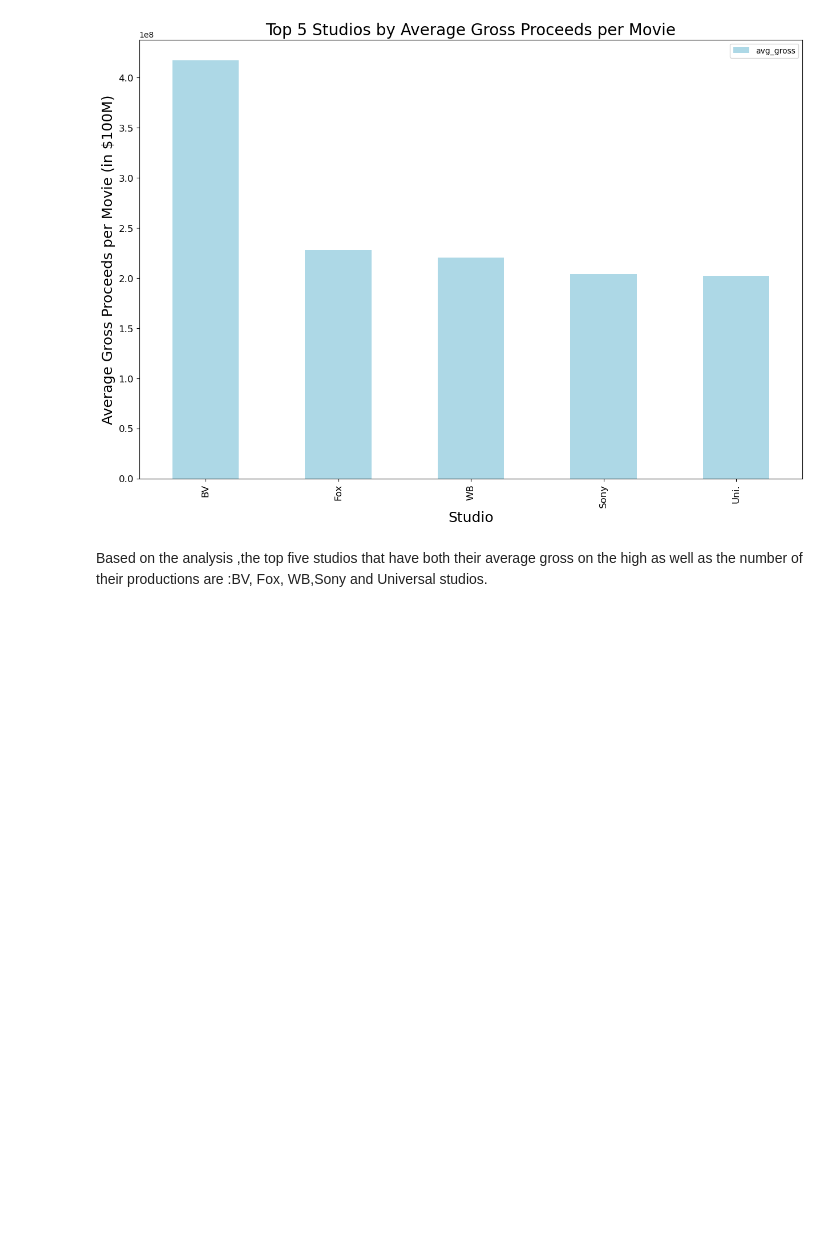
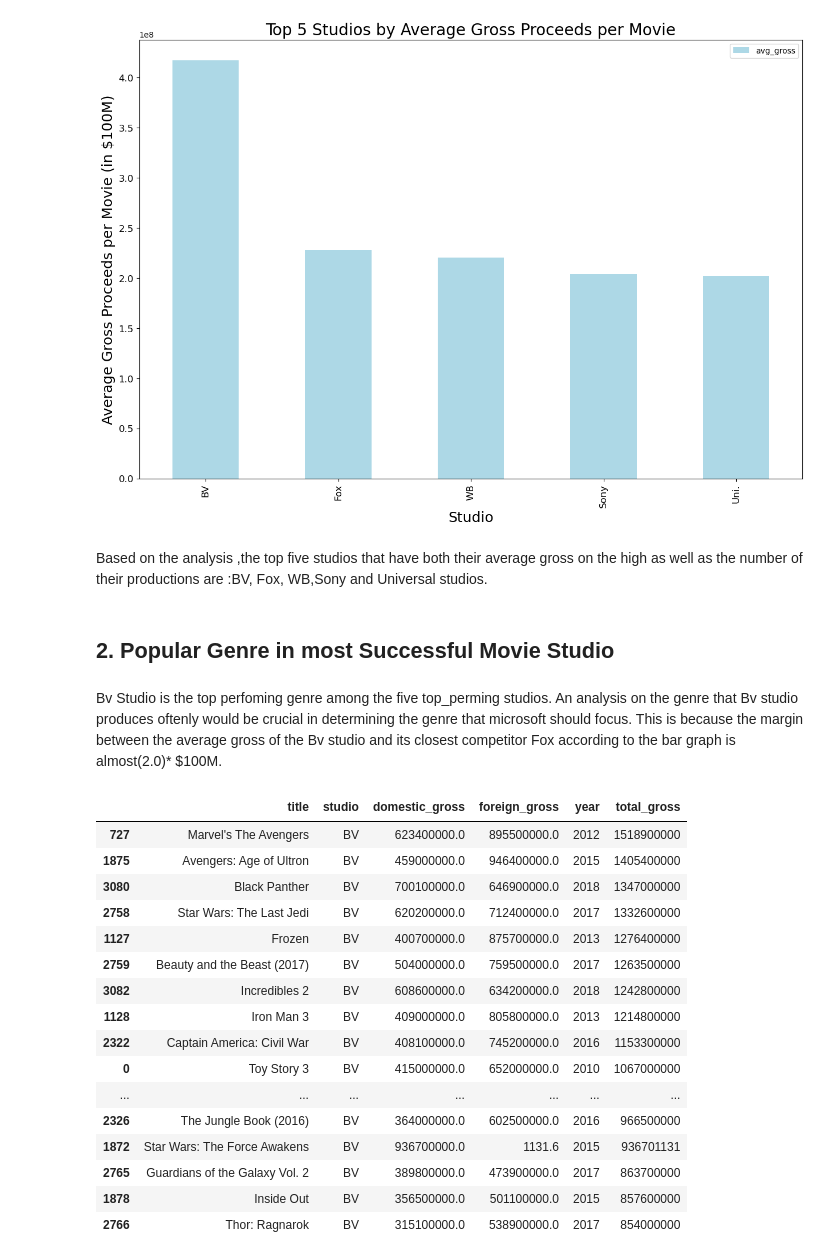
Before and after one commit to sophline/MICROSOFT-MOVIE-STUDIO-PROJECT, a Jupyter notebook: student.ipynb, the cells around one changed output. Drawn from its saved outputs; the diff is of its cells as text; code cells hidden in the pictures; blank space fills up the shorter version.

```diff
--- a/student.ipynb
+++ b/student.ipynb
@@ -311,3 +316,31 @@ The most financially successful studio is BV, followed by Fox, WB, Sony, and Uni
 [figure]
 # %% [markdown]
 Based on the analysis ,the top five studios that have both their average gross on  the high as well as the number of their productions are :BV, Fox, WB,Sony and Universal studios.
+# %% [markdown]
+## 2. Popular Genre in most Successful Movie Studio
+# %% [markdown]
+Bv Studio is the top perfoming genre among the five top_perming studios.
+An analysis on the genre that Bv studio produces oftenly would be crucial in determining the genre that microsoft should focus.
+This is because the margin between the average gross of the Bv studio and its closest competitor Fox according to the bar graph is almost(2.0)* $100M.
+# %%
+# Create a dataframe of movies produced by BV studios, sorted by total_gross in descending order
+bv_movies=gross_data[gross_data['studio']=='BV'].sort_values('total_gross', ascending=False)
+bv_movies.head(20)
+# %% [output]
+|  | title | studio | domestic_gross | foreign_gross | year | total_gross |
+| 727 | Marvel's The Avengers | BV | 623400000.0 | 895500000.0 | 2012 | 1518900000 |
+| 1875 | Avengers: Age of Ultron | BV | 459000000.0 | 946400000.0 | 2015 | 1405400000 |
+| 3080 | Black Panther | BV | 700100000.0 | 646900000.0 | 2018 | 1347000000 |
+| 2758 | Star Wars: The Last Jedi | BV | 620200000.0 | 712400000.0 | 2017 | 1332600000 |
+| 1127 | Frozen | BV | 400700000.0 | 875700000.0 | 2013 | 1276400000 |
+| 2759 | Beauty and the Beast (2017) | BV | 504000000.0 | 759500000.0 | 2017 | 1263500000 |
+| 3082 | Incredibles 2 | BV | 608600000.0 | 634200000.0 | 2018 | 1242800000 |
+| 1128 | Iron Man 3 | BV | 409000000.0 | 805800000.0 | 2013 | 1214800000 |
+| 2322 | Captain America: Civil War | BV | 408100000.0 | 745200000.0 | 2016 | 1153300000 |
+| 0 | Toy Story 3 | BV | 415000000.0 | 652000000.0 | 2010 | 1067000000 |
+| ... | ... | ... | ... | ... | ... | ... |
+| 2326 | The Jungle Book (2016) | BV | 364000000.0 | 602500000.0 | 2016 | 966500000 |
+| 1872 | Star Wars: The Force Awakens | BV | 936700000.0 | 1131.6 | 2015 | 936701131 |
+| 2765 | Guardians of the Galaxy Vol. 2 | BV | 389800000.0 | 473900000.0 | 2017 | 863700000 |
+| 1878 | Inside Out | BV | 356500000.0 | 501100000.0 | 2015 | 857600000 |
+| 2766 | Thor: Ragnarok | BV | 315100000.0 | 538900000.0 | 2017 | 854000000 |
```
Also changed, not shown: parts of 6 cells of this notebook.
